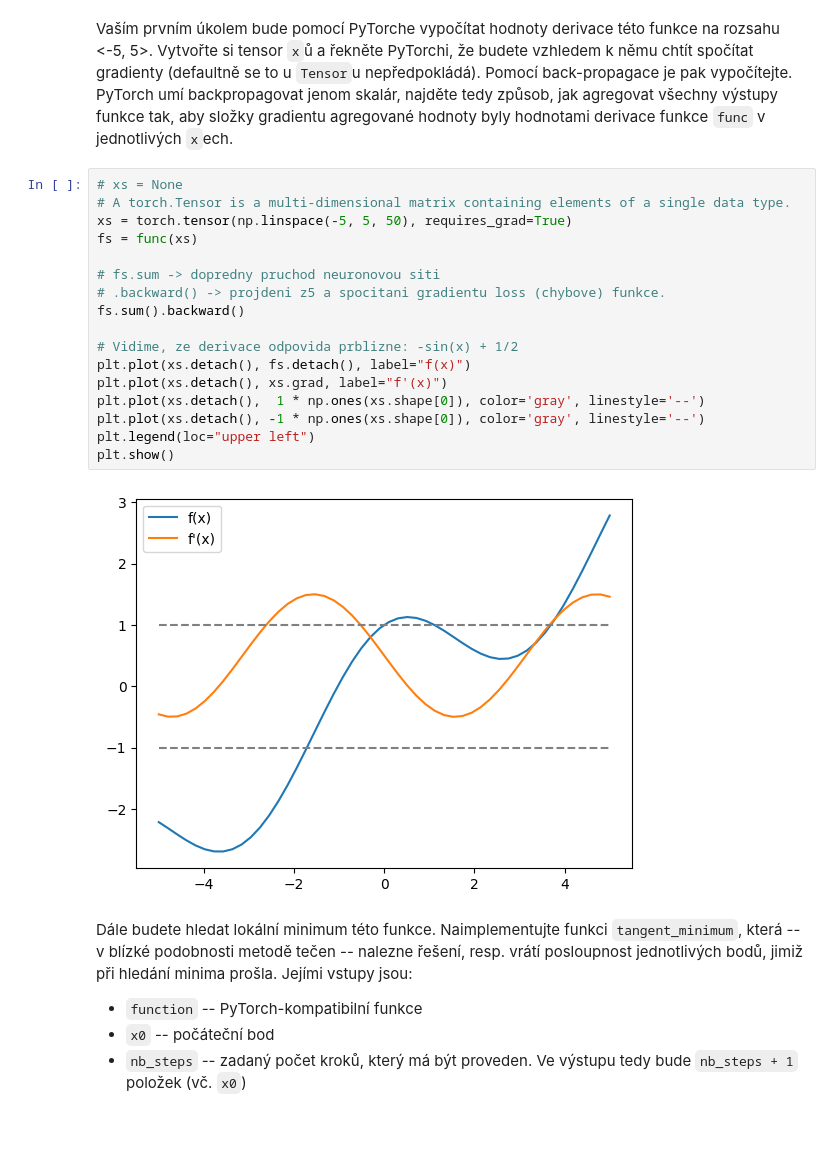
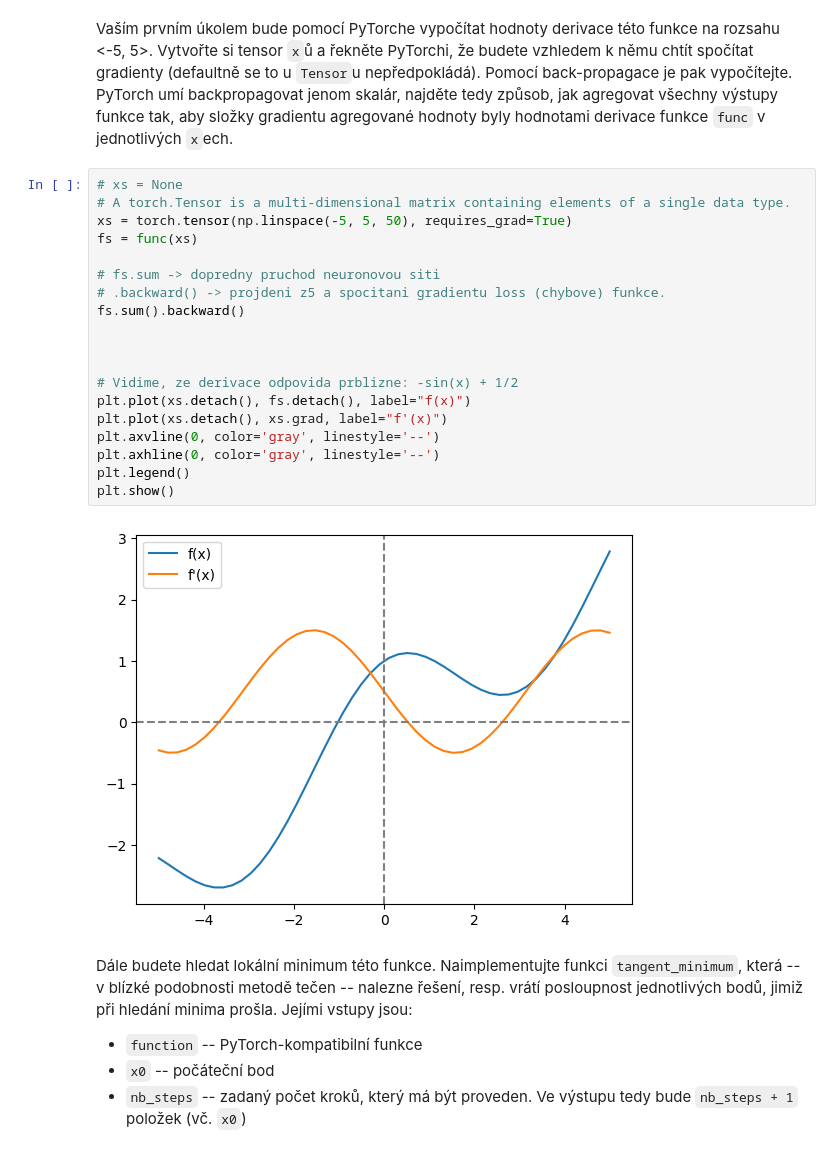
Before and after one commit to svobodovaLucie/SUI-project3, a Jupyter notebook: zadani.ipynb, the cells around one changed output. Drawn from its saved outputs; the diff is of its cells as text.

```diff
--- a/zadani.ipynb
+++ b/zadani.ipynb
@@ -31,22 +34,24 @@ PyTorch umí backpropagovat jenom skalár, najděte tedy způsob, jak agregovat
 # %%
 # xs = None
 # A torch.Tensor is a multi-dimensional matrix containing elements of a single data type.
 xs = torch.tensor(np.linspace(-5, 5, 50), requires_grad=True)
 fs = func(xs)
 
 # fs.sum -> dopredny pruchod neuronovou siti
 # .backward() -> projdeni z5 a spocitani gradientu loss (chybove) funkce.
 fs.sum().backward()
 
+
+
 # Vidime, ze derivace odpovida prblizne: -sin(x) + 1/2
 plt.plot(xs.detach(), fs.detach(), label="f(x)")
 plt.plot(xs.detach(), xs.grad, label="f'(x)")
-plt.plot(xs.detach(),  1 * np.ones(xs.shape[0]), color='gray', linestyle='--')
-plt.plot(xs.detach(), -1 * np.ones(xs.shape[0]), color='gray', linestyle='--')
-plt.legend(loc="upper left")
+plt.axvline(0, color='gray', linestyle='--')
+plt.axhline(0, color='gray', linestyle='--')
+plt.legend()
 plt.show()
 # %% [output]
-[figure, old version]
+[figure, new version]
 # %% [markdown]
 Dále budete hledat lokální minimum této funkce.
 Naimplementujte funkci `tangent_minimum`, která -- v blízké podobnosti metodě tečen -- nalezne řešení, resp. vrátí posloupnost jednotlivých bodů, jimiž při hledání minima prošla.
```
Also changed, not shown: parts of 2 cells of this notebook.
